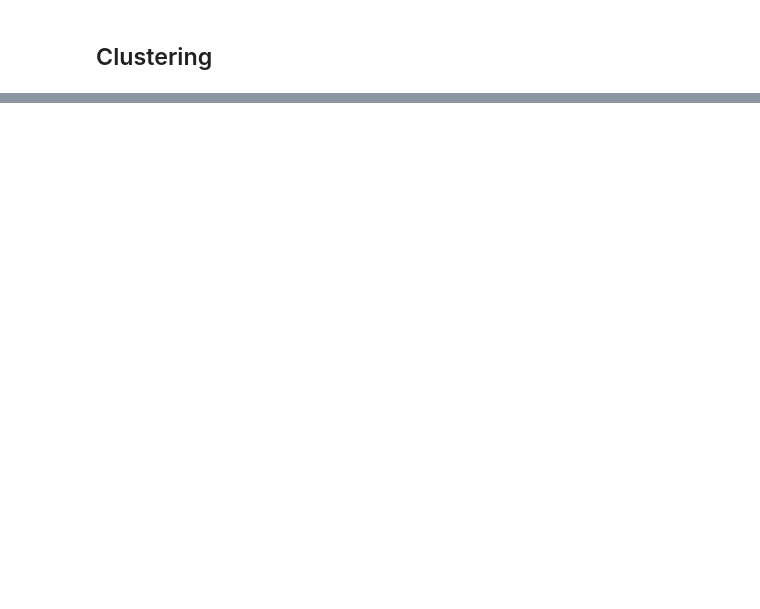
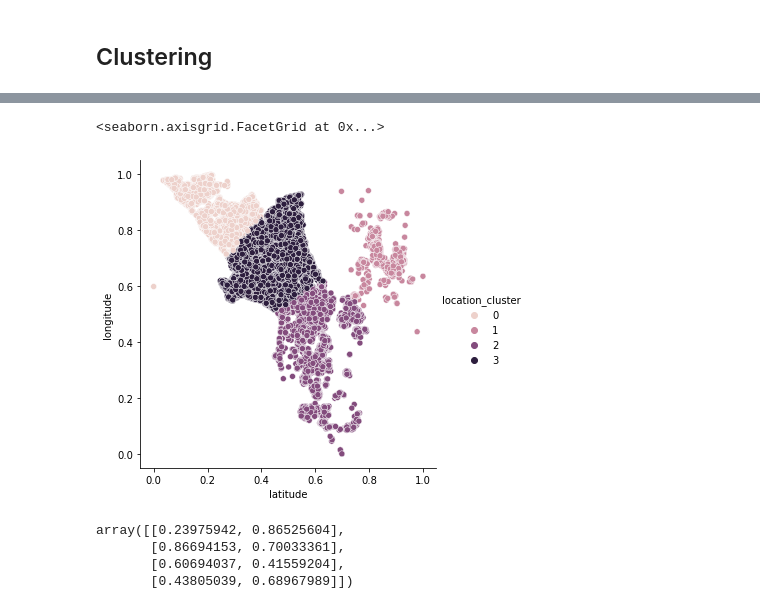
Before and after one commit to GladyBarrios/Zillow_clustering_Project, a Jupyter notebook: explore_and_model_zillow.ipynb, the cells around one changed output, grey strips where cells are left out. Drawn from its saved outputs; the diff is of its cells as text; code cells hidden in the pictures; blank space fills up the shorter version.

```diff
--- a/explore_and_model_zillow.ipynb
+++ b/explore_and_model_zillow.ipynb
@@ -204,0 +310,3 @@ third custer - year built and sqft
+# %%
+train_s['location_cluster'] = clusters
+train_s.head()
@@ -204,0 +320,12 @@ third custer - year built and sqft
+# %%
+sns.relplot(data=train_s, x='latitude', y='longitude', hue='location_cluster')
+# %% [output]
+<seaborn.axisgrid.FacetGrid at 0x...>
+[figure, added]
+# %%
+kmeans.cluster_centers_
+# %% [output]
+array([[0.23975942, 0.86525604],
+       [0.86694153, 0.70033361],
+       [0.60694037, 0.41559204],
+       [0.43805039, 0.68967989]])
```
Also changed, not shown: parts of 60 cells of this notebook.
